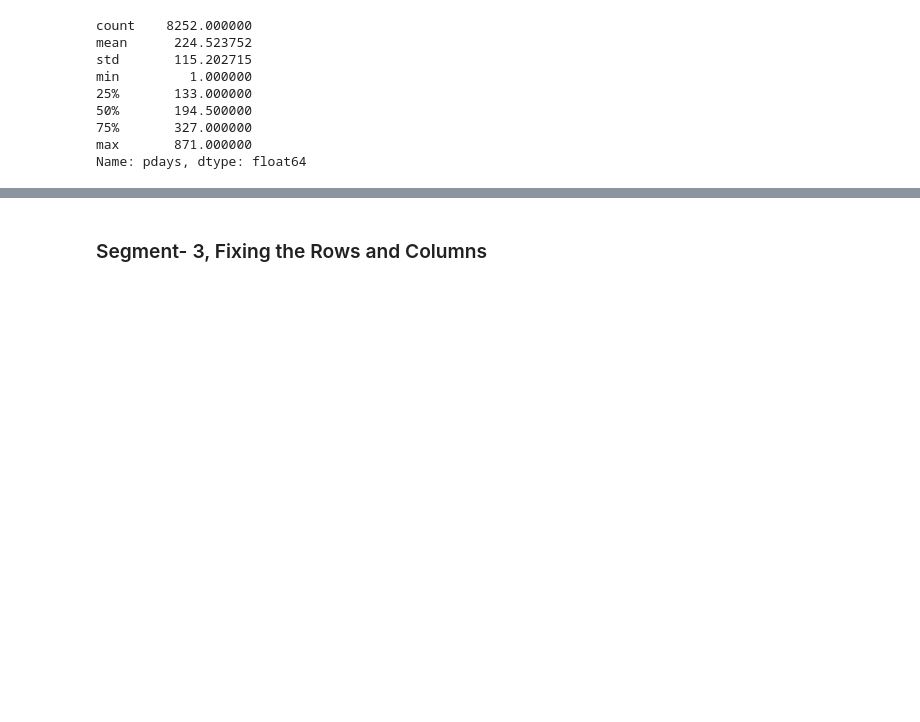
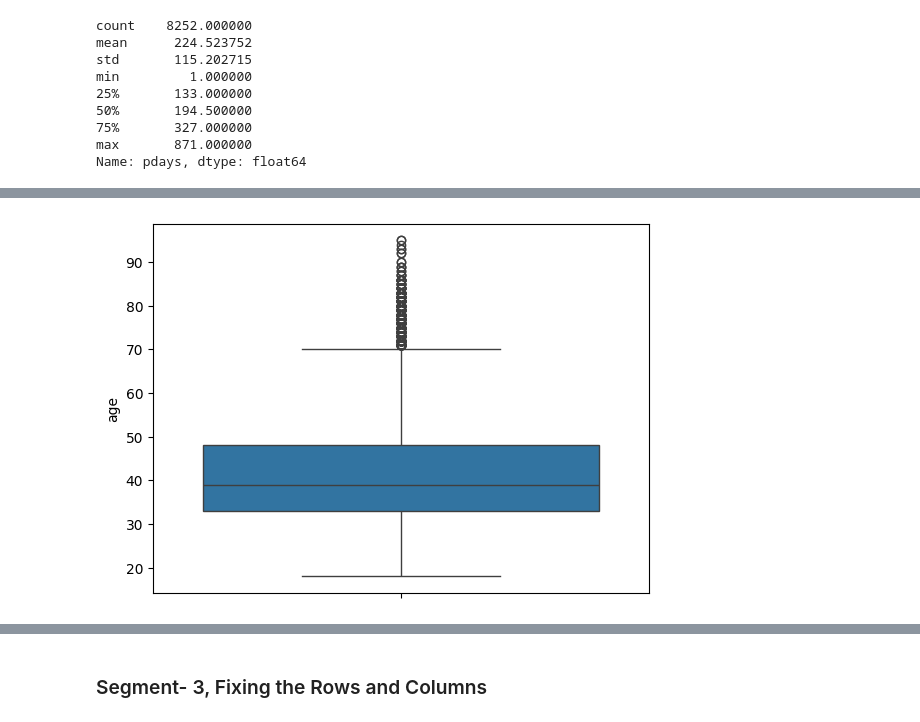
Before and after one commit to abhishek9065/data-Science-2.0, a Jupyter notebook: Exploratory data analysis/7. Bank Marketing Campaign_EDA-blank notebook.ipynb, the cells around one changed output, grey strips where cells are left out. Saved outputs shown, nothing was run; the diff lists cells and outputs as text; code cells hidden in the pictures; blank space fills up the shorter version.

```diff
--- a/Exploratory data analysis/7. Bank Marketing Campaign_EDA-blank notebook.ipynb
+++ b/Exploratory data analysis/7. Bank Marketing Campaign_EDA-blank notebook.ipynb
@@ -260,0 +287,5 @@ Name: pdays, dtype: float64
+# %%
+sns.boxplot(inp1.age) # check the age column again
+plt.show() # show the boxplot
+# %% [output]
+[figure, added]
```
Also changed, not shown: parts of 18 cells of this notebook, 4 other files.
